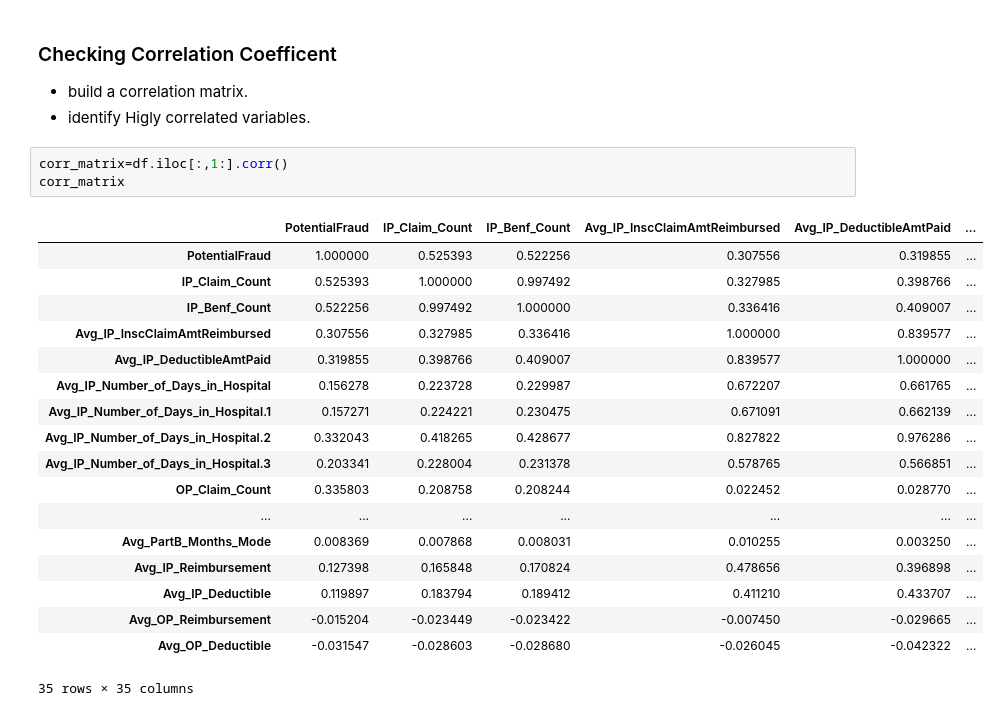
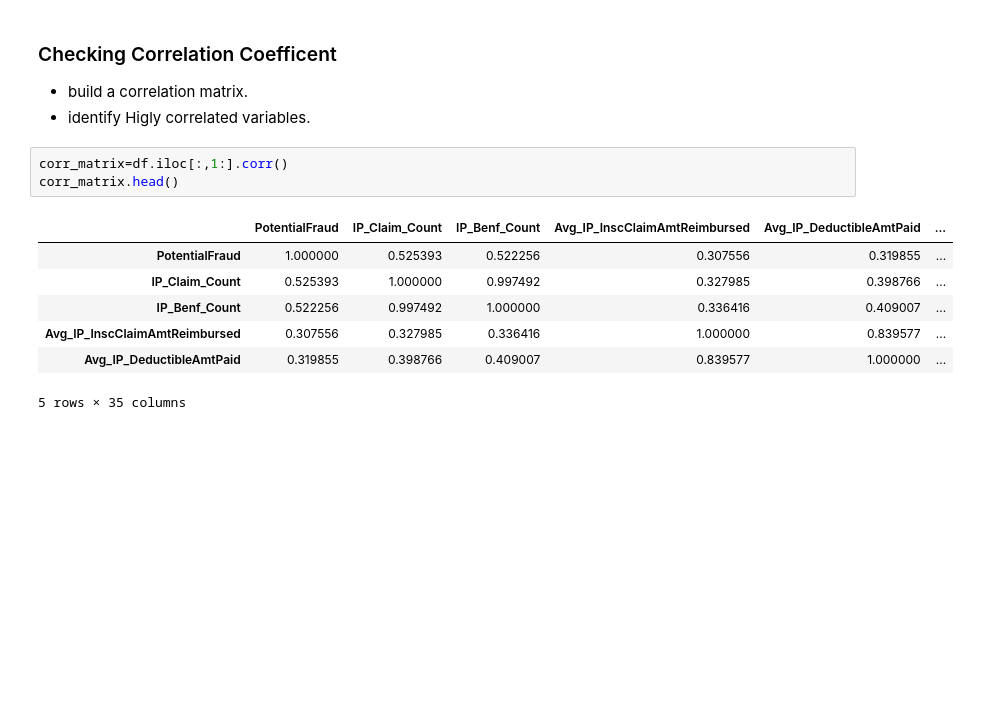
Before and after one commit to Manikanta-Peumalla1/Provider_Fraud_Detection, a Jupyter notebook: Model_Building/Model_Building.ipynb, the cells around one changed output. Saved outputs shown, nothing was run; the diff lists cells and outputs as text; blank space fills up the shorter version.

```diff
--- a/Model_Building/Model_Building.ipynb
+++ b/Model_Building/Model_Building.ipynb
@@ -34,23 +35,12 @@ Here The data was Imbalanced.
 - identify Higly correlated variables.
 # %%
 corr_matrix=df.iloc[:,1:].corr()
-corr_matrix
+corr_matrix.head()
 # %% [output]
 |  | PotentialFraud | IP_Claim_Count | IP_Benf_Count | Avg_IP_InscClaimAmtReimbursed | Avg_IP_DeductibleAmtPaid | ... |
 | PotentialFraud | 1.000000 | 0.525393 | 0.522256 | 0.307556 | 0.319855 | ... |
 | IP_Claim_Count | 0.525393 | 1.000000 | 0.997492 | 0.327985 | 0.398766 | ... |
 | IP_Benf_Count | 0.522256 | 0.997492 | 1.000000 | 0.336416 | 0.409007 | ... |
 | Avg_IP_InscClaimAmtReimbursed | 0.307556 | 0.327985 | 0.336416 | 1.000000 | 0.839577 | ... |
 | Avg_IP_DeductibleAmtPaid | 0.319855 | 0.398766 | 0.409007 | 0.839577 | 1.000000 | ... |
-| Avg_IP_Number_of_Days_in_Hospital | 0.156278 | 0.223728 | 0.229987 | 0.672207 | 0.661765 | ... |
-| Avg_IP_Number_of_Days_in_Hospital.1 | 0.157271 | 0.224221 | 0.230475 | 0.671091 | 0.662139 | ... |
-| Avg_IP_Number_of_Days_in_Hospital.2 | 0.332043 | 0.418265 | 0.428677 | 0.827822 | 0.976286 | ... |
-| Avg_IP_Number_of_Days_in_Hospital.3 | 0.203341 | 0.228004 | 0.231378 | 0.578765 | 0.566851 | ... |
-| OP_Claim_Count | 0.335803 | 0.208758 | 0.208244 | 0.022452 | 0.028770 | ... |
-| ... | ... | ... | ... | ... | ... | ... |
-| Avg_PartB_Months_Mode | 0.008369 | 0.007868 | 0.008031 | 0.010255 | 0.003250 | ... |
-| Avg_IP_Reimbursement | 0.127398 | 0.165848 | 0.170824 | 0.478656 | 0.396898 | ... |
-| Avg_IP_Deductible | 0.119897 | 0.183794 | 0.189412 | 0.411210 | 0.433707 | ... |
-| Avg_OP_Reimbursement | -0.015204 | -0.023449 | -0.023422 | -0.007450 | -0.029665 | ... |
-| Avg_OP_Deductible | -0.031547 | -0.028603 | -0.028680 | -0.026045 | -0.042322 | ... |
-35 rows × 35 columns
+5 rows × 35 columns
```
Also changed, not shown: parts of 19 cells of this notebook.
